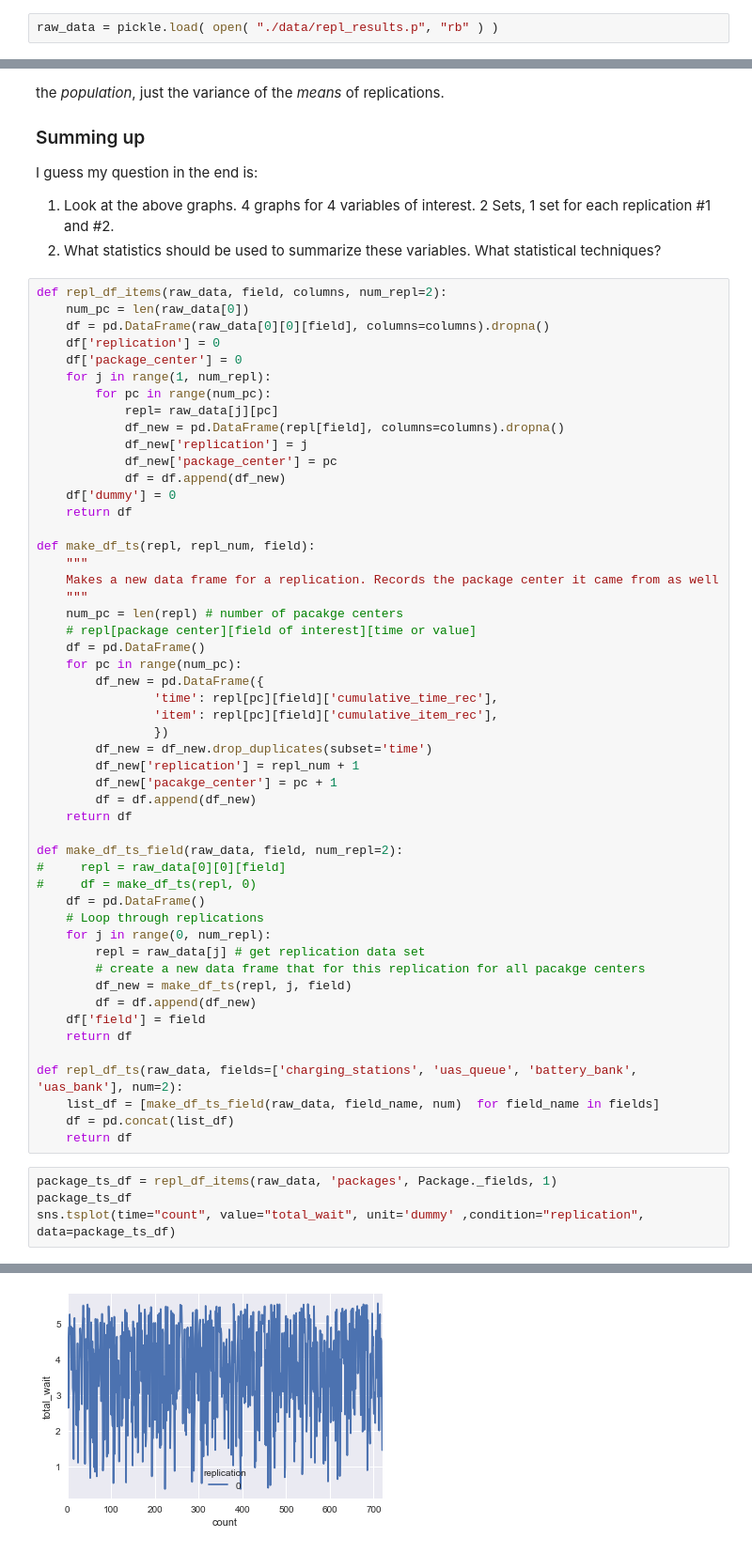
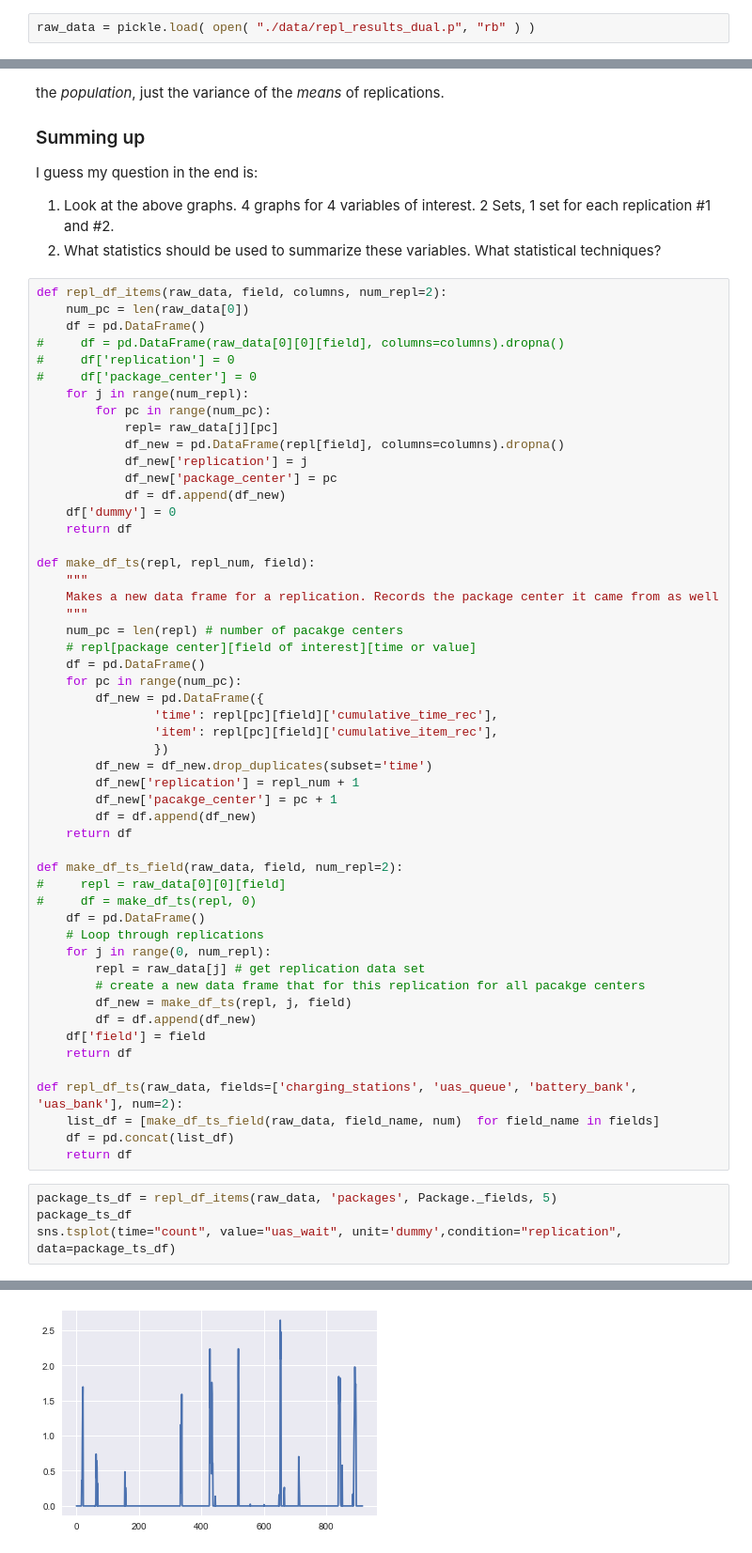
Before and after one commit to JeremyBYU/uas-package, a Jupyter notebook: notebooks/Simulation Analysis.ipynb, the cells around one changed output, grey strips where cells are left out. Shown: that part at 94% size. Saved outputs shown, nothing was run; the diff lists cells and outputs as text.

Commit message:
Updated Figures

```diff
--- a/notebooks/Simulation Analysis.ipynb
+++ b/notebooks/Simulation Analysis.ipynb
@@ -27,7 +33,7 @@ Here we will load our saved data from the simulation. This is a list (array) whe
 5. A list of all pacakges delivered. Each pacakge holds detailed information such as - time to wait for a UAS, flight time, total deliver time, etc.
 6. An error list. Each element contains an error record (low battery, uas collison)
 # %%
-raw_data = pickle.load( open( "./data/repl_results.p", "rb" ) )
+raw_data = pickle.load( open( "./data/repl_results_dual.p", "rb" ) )
 # %%
 def plot_historgram(raw_data, i, pc=0):
     """This function plots historgrams for one replication (indexed by i)
@@ -110,10 +116,11 @@ I guess my question in the end is:
 # %%
 def repl_df_items(raw_data, field, columns, num_repl=2):
     num_pc = len(raw_data[0])
-    df = pd.DataFrame(raw_data[0][0][field], columns=columns).dropna()
-    df['replication'] = 0
-    df['package_center'] = 0
-    for j in range(1, num_repl):
+    df = pd.DataFrame()
+#     df = pd.DataFrame(raw_data[0][0][field], columns=columns).dropna()
+#     df['replication'] = 0
+#     df['package_center'] = 0
+    for j in range(num_repl):
         for pc in range(num_pc):
             repl= raw_data[j][pc]
             df_new = pd.DataFrame(repl[field], columns=columns).dropna()
@@ -159,7 +166,7 @@ def repl_df_ts(raw_data, fields=['charging_stations', 'uas_queue', 'battery_bank
     df = pd.concat(list_df)
     return df
 # %%
-package_ts_df = repl_df_items(raw_data, 'packages', Package._fields, 1)
+package_ts_df = repl_df_items(raw_data, 'packages', Package._fields, 5)
 package_ts_df
-sns.tsplot(time="count", value="total_wait", unit='dummy' ,condition="replication", data=package_ts_df)
+sns.tsplot(time="count", value="uas_wait", unit='dummy',condition="replication", data=package_ts_df)
 # %% [output]
@@ -167 +174 @@ sns.tsplot(time="count", value="total_wait", unit='dummy' ,condition="replicatio
-[figure, old version]
+[figure, new version]
```
Also changed, not shown: parts of 15 cells of this notebook, 9 other files.
